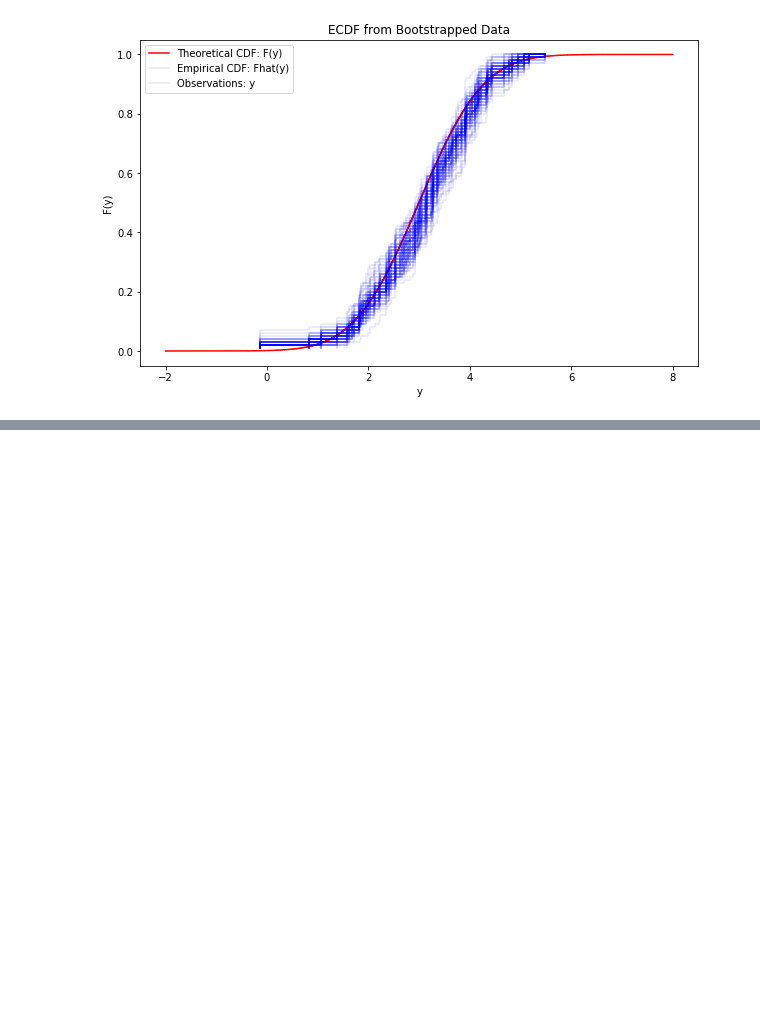
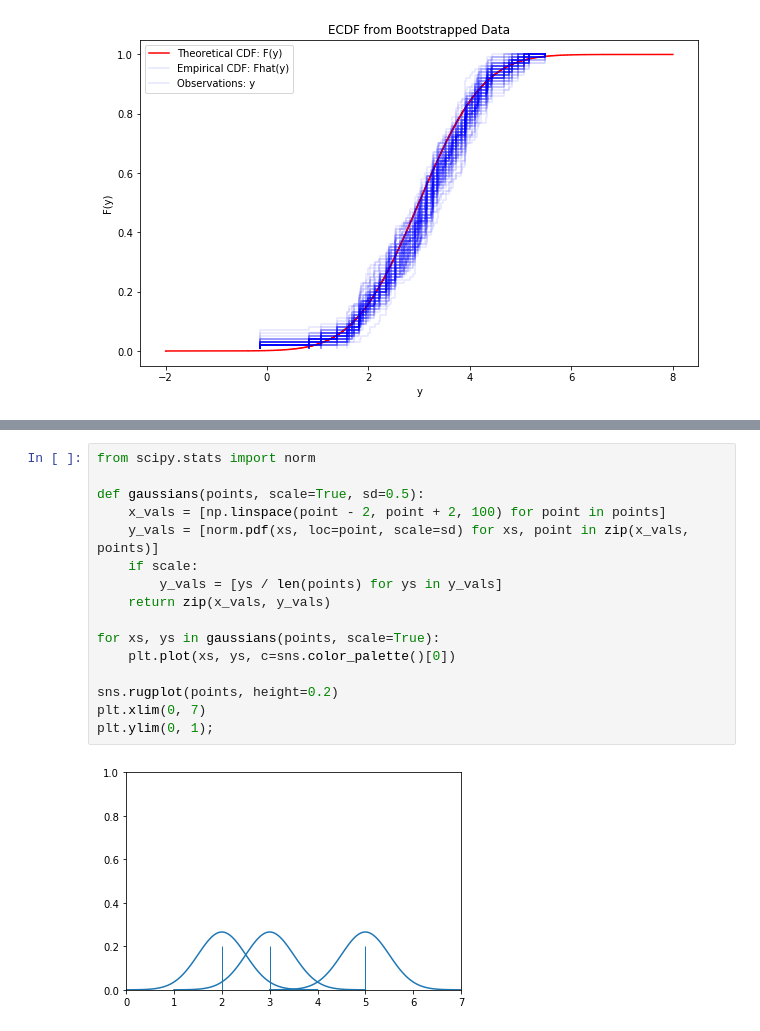
Before and after one commit to essentialols/Spring2020, a Jupyter notebook: lecture-notes/03-Distributions-Histograms-and-Bootstrap.ipynb, the cells around one changed output, grey strips where cells are left out. Drawn from its saved outputs; the diff is of its cells as text; blank space fills up the shorter version.

```diff
--- a/lecture-notes/03-Distributions-Histograms-and-Bootstrap.ipynb
+++ b/lecture-notes/03-Distributions-Histograms-and-Bootstrap.ipynb
@@ -258,0 +289,18 @@ plt.show()
+# %%
+from scipy.stats import norm
+
+def gaussians(points, scale=True, sd=0.5):
+    x_vals = [np.linspace(point - 2, point + 2, 100) for point in points]
+    y_vals = [norm.pdf(xs, loc=point, scale=sd) for xs, point in zip(x_vals, points)]
+    if scale:
+        y_vals = [ys / len(points) for ys in y_vals]
+    return zip(x_vals, y_vals)
+
+for xs, ys in gaussians(points, scale=True):
+    plt.plot(xs, ys, c=sns.color_palette()[0])
+
+sns.rugplot(points, height=0.2)
+plt.xlim(0, 7)
+plt.ylim(0, 1);
+# %% [output]
+[figure, added]
```
Also changed, not shown: parts of 28 cells of this notebook, 1 other file.
